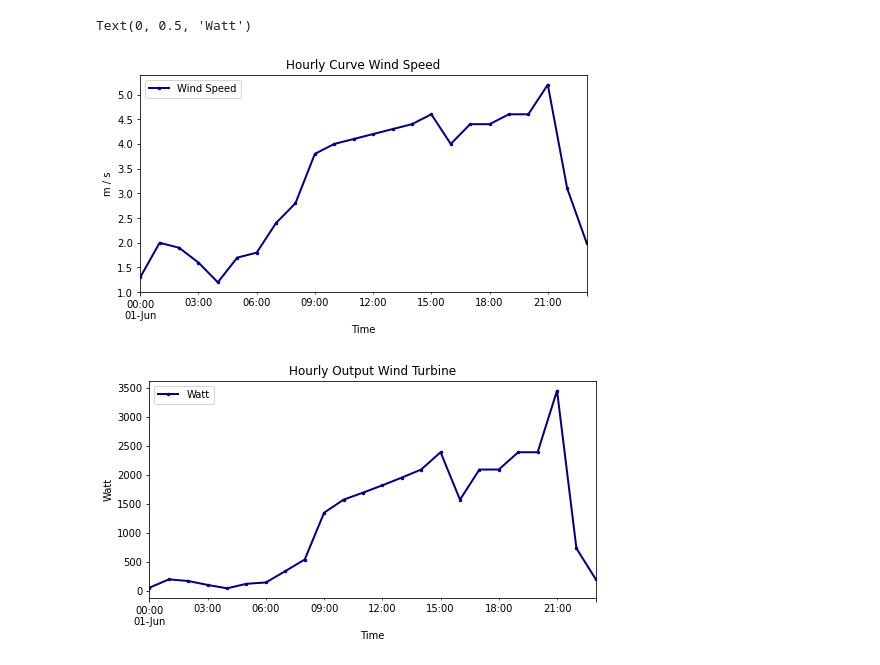
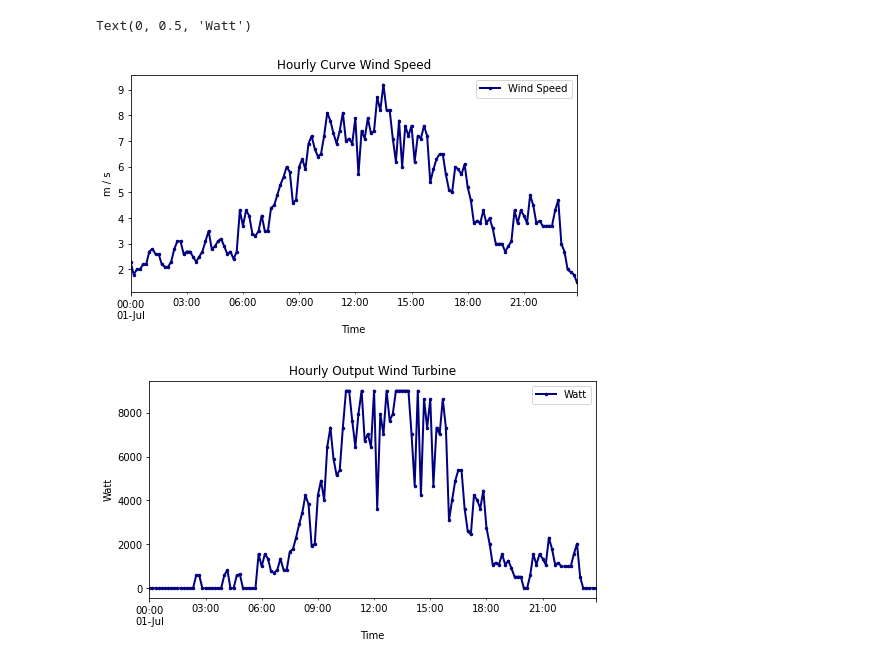
Before and after one commit to 7imo/green-k8s-energy-management, a Jupyter notebook: winddata.ipynb, the cells around one changed output. Cells and saved outputs as stored; diff of their text form; code cells hidden in the pictures.

Commit message:
adds 10 min values

```diff
--- a/winddata.ipynb
+++ b/winddata.ipynb
@@ -4,32 +4,36 @@ import pandas as pd
 import matplotlib.pyplot as plt
 from datetime import datetime
 # %%
-f=open('data/produkt_ff_stunde_20200313_20210913_05705.txt',"r")
+f=open('data/produkt_zehn_min_ff_20200101_20201231_05705.txt',"r")
 rows=f.readlines()
 result={}
 
 for row in rows:
     key = row.split(';')[1]
     value = row.split(';')[3]
 
-    if key.startswith('20200601'):
-        datetime_key = datetime.strptime(key, '%Y%m%d%H')
+    if key.startswith('20200701'):
+        datetime_key = datetime.strptime(key, '%Y%m%d%H%M')
         result[datetime_key] = value
 f.close()
 df = pd.DataFrame.from_dict(result, orient='index', columns=['Wind Speed'])
 df['Wind Speed'] =  pd.to_numeric(df['Wind Speed'])
 
 ax = df.plot(lw=2, colormap='jet', marker='.', markersize=5, title='Hourly Curve Wind Speed', figsize=(8, 4))
 ax.set_xlabel("Time")
 ax.set_ylabel("m / s")
 
 watt = df
-watt['Watt'] =  math.pi / 2 * 5.1**2 * watt['Wind Speed']**3 * 1.2 * 0.5
+# Set Bottom
+watt['Wind Speed'].values[watt['Wind Speed'] < 3] = 0
+watt['Watt'] =  math.pi / 2 * 5.1**2 * watt['Wind Speed']**3 * 1.2 * 0.4
+# Set Ceiling
+watt['Watt'].values[watt['Watt'] > 8999] = 9000
 del watt['Wind Speed']
 ax = watt.plot(lw=2, colormap='jet', marker='.', markersize=5, title='Hourly Output Wind Turbine', figsize=(8, 4))
 ax.set_xlabel("Time")
 ax.set_ylabel("Watt")
 # %% [output]
 Text(0, 0.5, 'Watt')
-[figure, old version]
+[figure, new version]
-[figure, old version]
+[figure, new version]
```
Also changed, not shown: parts of 1 cell of this notebook, 4 other files.
